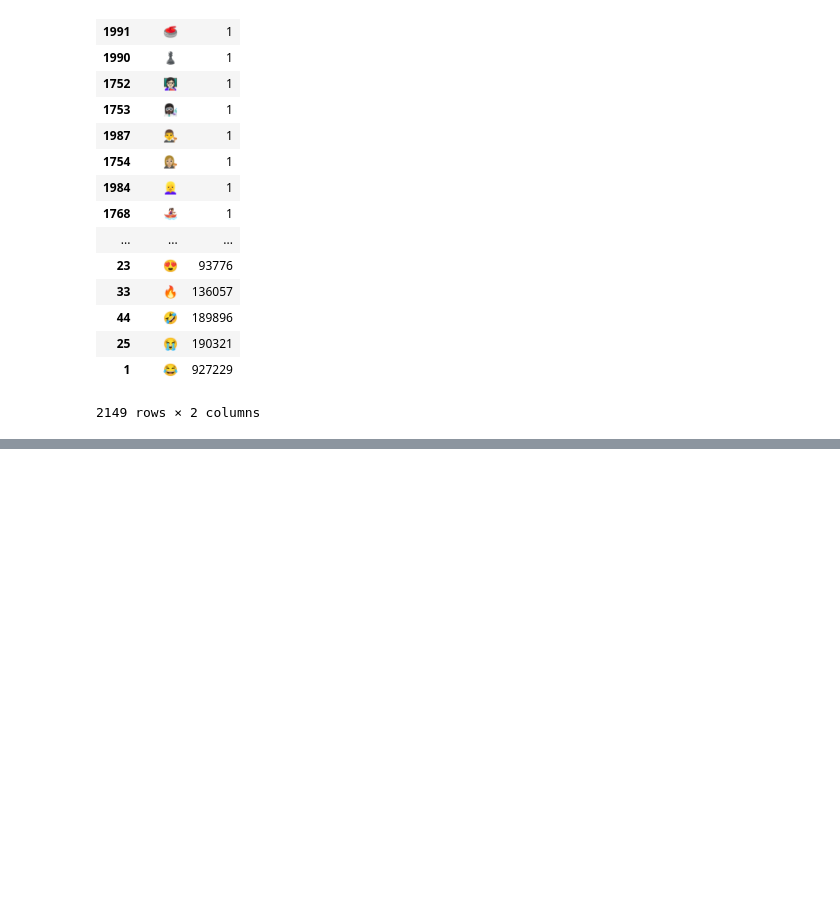
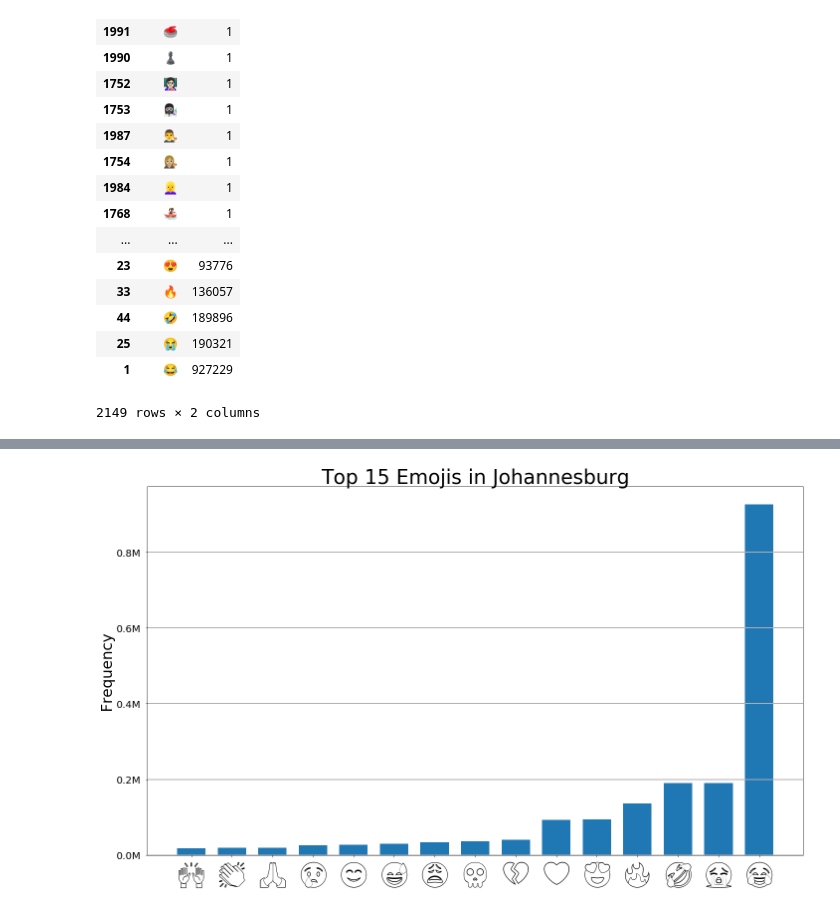
Before and after one commit to stylianosnicoletti/Emojis-usage-in-social-media-by-demographics, a Jupyter notebook: Jupyter/Emojis_ Johannesburg .ipynb, the cells around one changed output, grey strips where cells are left out. Drawn from its saved outputs; the diff is of its cells as text; code cells hidden in the pictures; blank space fills up the shorter version.

Commit message:
Top 15 Emojis in Johannesburg

```diff
--- a/Jupyter/Emojis_ Johannesburg .ipynb
+++ b/Jupyter/Emojis_ Johannesburg .ipynb
@@ -88,15 +89,0 @@ emojis_count_df
-# %%
-x = emojis_count_df['Emoji'].tail(5).values
-y = emojis_count_df['Count'].tail(5).values
-
-
-plt.rcParams['font.size'] = 20
-plt.rcParams["font.monospace"] = ["DejaVu Sans Mono"]
-plt.rcParams["font.family"] = "monospace"
-
-
-plt.bar(x, y, width=0.8, bottom=None, align='center', data=emojis_count_df.tail(5))
-plt.xticks(x,x,fontname='',fontsize=40)
-plt.show()
-
-sns.barplot(x=x,y=y)
@@ -106,0 +90,30 @@ sns.barplot(x=x,y=y)
+# %%
+# Top 15 Values
+x = emojis_count_df['Emoji'].tail(15).values
+y = emojis_count_df['Count'].tail(15).values
+
+# Millions Formatter Function
+def millions(x, pos):
+    'The two args are the value and tick position'
+    return '%1.1fM' % (x*1e-6)
+
+# Create a formatter
+formatter_millions = FuncFormatter(millions)
+
+# Use TwitterColorEmoji Font (only one supporting emojis)
+emojis_font = FontProperties(fname='./Fonts/TwitterColorEmoji-SVGinOT.ttf',size=55)
+
+# Plot Bar Chart
+fig, ax = plt.subplots(figsize=(20,12))
+ax.yaxis.set_major_formatter(formatter_millions)
+ax.tick_params(axis='both', which='major', pad=10)
+plt.grid( linestyle='-', linewidth=2,axis='y')
+plt.bar(x, y, width=0.7, bottom=None, align='center', data=emojis_count_df.tail(5))
+plt.xticks(x, fontproperties=emojis_font)
+plt.yticks(fontsize =20)
+plt.ylabel('Frequency', fontsize =30)
+plt.title('Top 15 Emojis in Johannesburg', fontsize =40)
+plt.tight_layout()
+plt.show()
+# %% [output]
+[figure, added]
```
Also changed, not shown: parts of 3 cells of this notebook, 11 other files.
